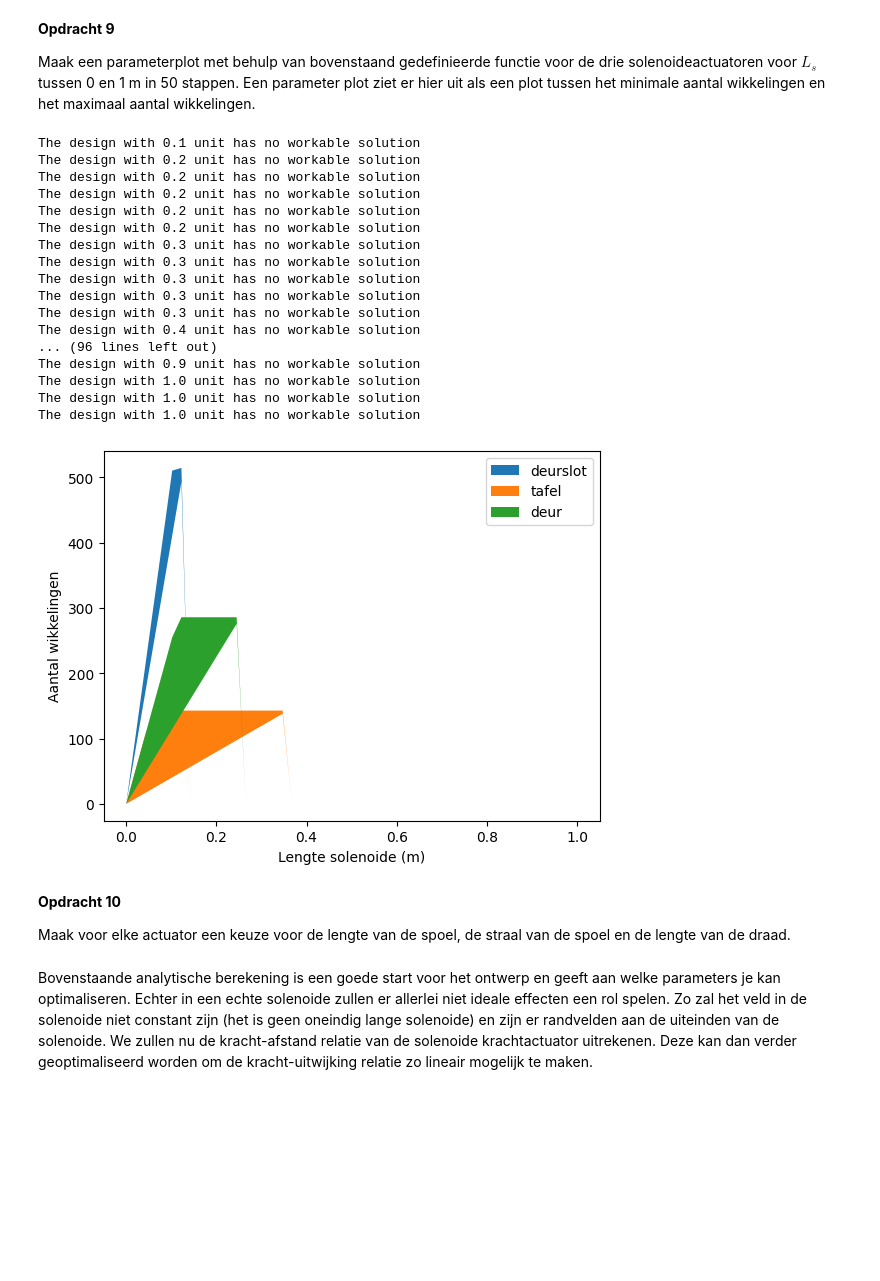
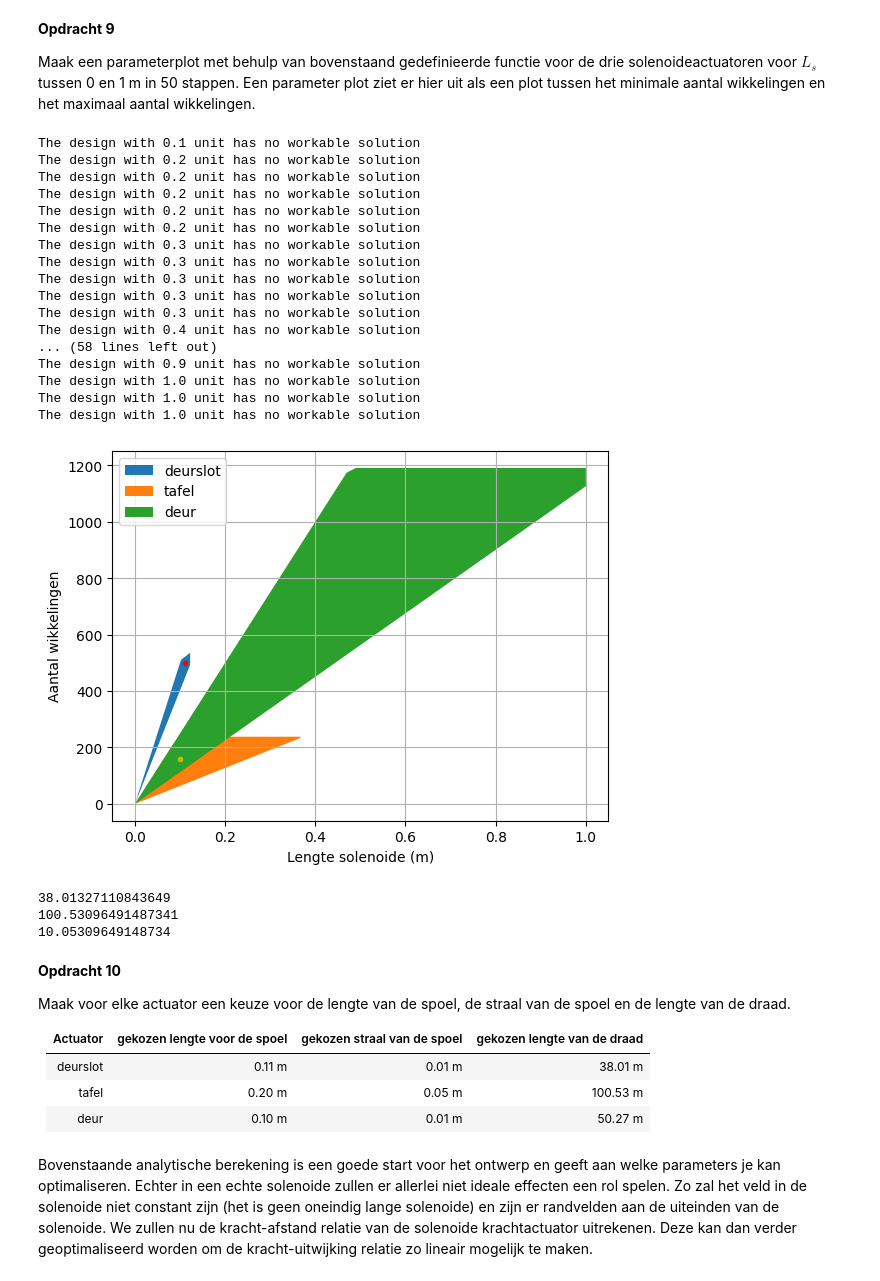
Before and after one commit to HugovKrevel/HugovK-DEF-D, a Jupyter notebook: KrachtactuatorOpdracht.ipynb, the cells around one changed output. Cells and saved outputs as stored; diff of their text form; code cells hidden in the pictures; blank space fills up the shorter version.

```diff
--- a/KrachtactuatorOpdracht.ipynb
+++ b/KrachtactuatorOpdracht.ipynb
@@ -128,7 +128,7 @@ def max_l_draad(rho,I,U,r_draad):
 r_draad = 0.1*1e-3
 U = 9
 I = 0.5
-rho = 0.0175*1e-6
+rho = 0.0168*1e-6
 
 l_deurslot = max_l_draad(rho,I,U,r_draad)
 print("De maximale draadlengte voor het deurslot is:",np.round(l_deurslot, 2), " m")
@@ -137,16 +137,16 @@ print("De maximale draadlengte voor het deurslot is:",np.round(l_deurslot, 2), "
 r_draad = 0.2*1e-3
 U=20
 I=2
-rho = 0.0175*1e-6
+
 l_tafel = max_l_draad(rho,I,U,r_draad)
 print("De maximale draadlengte voor de verzetbare tafel is:",np.round(l_tafel, 2), " m")
 
 #voor de deuropener met 40 W telefoonoplader
 
-r_draad = 0.1*1e-3
+r_draad = 0.2*1e-3
 U=20
 I=2
-rho = 0.0175*1e-6
+
 
 l_deur = max_l_draad(rho,I,U,r_draad)
 print("De maximale draadlengte voor de deuropener is:",np.round(l_deur, 2), " m")
@@ -185,12 +185,11 @@ def aantal_wikkelingen(F,L_s,r_s,r_d,I, L_d):
     N_max_2 = L_d/(2*np.pi*r_s)
 
     N_max = np.minimum(N_max_1, N_max_2)
-
     for i in range(len(L_s)):
         if N_min[i] > N_max[i]: ## Als het ontwerp niet mogelijk is.
             print('The design with %.1f unit has no workable solution'%L_s[i])
-            N_min[i] = 0
-            N_max[i] = 0
+            N_min[i] = np.nan
+            N_max[i] = np.nan
 
     return N_min, N_max
 # %% [markdown]
@@ -222,7 +221,7 @@ I_deurslot = 0.5 #A
 I_tafel = 2 #A
 F_tafel= 400 #N
 r_d_tafel = 0.2*1e-3
-r_s_tafel = 0.08
+r_s_tafel = 0.05
 
 I_deur = 2 #A
 F_deur = 50 #N
@@ -230,45 +229,67 @@ r_d_deur = 0.2*1e-3
 r_s_deur = 0.01
 
 Ls = np.linspace(0,1,50)
+
 N_deurslot = aantal_wikkelingen(F_deurslot, Ls,  r_s_deurslot,r_d_deurslot,I_deurslot, l_deurslot)
 
 N_tafel = aantal_wikkelingen(F_tafel, Ls,  r_s_tafel,r_d_tafel,I_tafel, l_tafel)
 
 N_deur = aantal_wikkelingen(F_deur,Ls,r_s_deur,r_d_deur,I_deur,l_deur)
 
 plt.figure()
 plt.fill_between(Ls, N_deurslot[0],N_deurslot[1], label = "deurslot")
 
 plt.fill_between(Ls, N_tafel[0],N_tafel[1], label = "tafel")
 
 plt.fill_between(Ls,N_deur[0],N_deur[1], label = "deur")
+plt.plot(0.11, 500, "r.")
+plt.plot(0.1, 160, "y.")
 plt.xlabel("Lengte solenoide (m)")
 plt.ylabel("Aantal wikkelingen")
 plt.legend()
+plt.grid()
 plt.show()
 # %% [output]
 The design with 0.1 unit has no workable solution
 The design with 0.2 unit has no workable solution
 The design with 0.2 unit has no workable solution
 The design with 0.2 unit has no workable solution
 The design with 0.2 unit has no workable solution
 The design with 0.2 unit has no workable solution
 The design with 0.3 unit has no workable solution
 The design with 0.3 unit has no workable solution
 The design with 0.3 unit has no workable solution
 The design with 0.3 unit has no workable solution
 The design with 0.3 unit has no workable solution
 The design with 0.4 unit has no workable solution
-... (96 lines left out)
+... (58 lines left out)
 The design with 0.9 unit has no workable solution
 The design with 1.0 unit has no workable solution
 The design with 1.0 unit has no workable solution
 The design with 1.0 unit has no workable solution
-[figure, old version]
+[figure, new version]
+# %%
+def len_draad(N_gekozen, r_s_gekozen):
+    len_gekozen = N_gekozen * 2*np.pi*r_s_gekozen**2
+    print(len_gekozen)
+
+len_draad(500, 0.11)
+len_draad(400, 0.2)
+len_draad(160, 0.1)
+# %% [output]
+38.01327110843649
+100.53096491487341
+10.05309649148734
 # %% [markdown]
 **Opdracht 10**
 
 Maak voor elke actuator een keuze voor de lengte van de spoel, de straal van de spoel en de lengte van de draad.
+
+| Actuator | gekozen lengte voor de spoel | gekozen straal van de spoel | gekozen lengte van de draad |
+| -------- | ---------------------------- | ------------------------ | --------------------------- |
+| deurslot | 0.11 m | 0.01 m | 38.01 m |
+| tafel | 0.20 m | 0.05 m | 100.53 m |
+| deur | 0.10 m | 0.01 m | 50.27 m |
 # %% [markdown]
 Bovenstaande analytische berekening is een goede start voor het ontwerp en geeft aan welke parameters je kan optimaliseren. Echter in een echte solenoide zullen er allerlei niet ideale effecten een rol spelen. Zo zal het veld in de solenoide niet constant zijn (het is geen oneindig lange solenoide) en zijn er randvelden aan de uiteinden van de solenoide. We zullen nu de kracht-afstand relatie van de solenoide krachtactuator uitrekenen. Deze kan dan verder geoptimaliseerd worden om de kracht-uitwijking relatie zo lineair mogelijk te maken.
 # %% [markdown]
```
Also changed, not shown: parts of 2 cells of this notebook.
